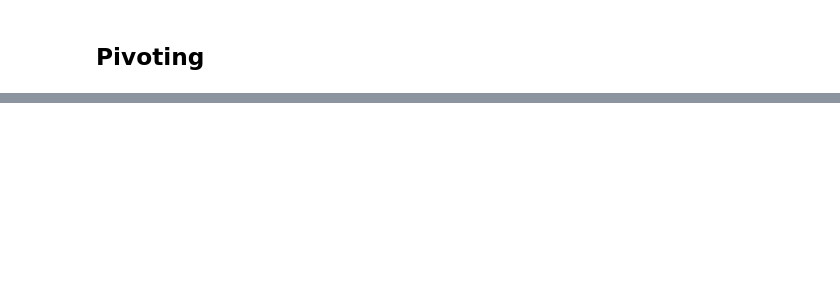
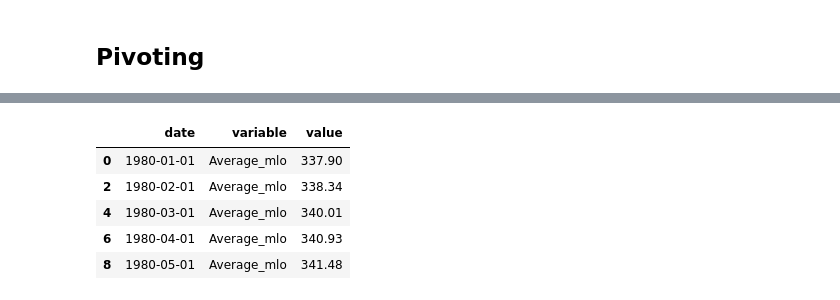
Before and after one commit to mkcor/advanced-pandas, a Jupyter notebook: notebooks/03_multiindex.ipynb, the cells around one changed output, grey strips where cells are left out. Saved outputs shown, nothing was run; the diff lists cells and outputs as text; code cells hidden in the pictures; blank space fills up the shorter version.

```diff
--- a/notebooks/03_multiindex.ipynb
+++ b/notebooks/03_multiindex.ipynb
@@ -106,0 +292,9 @@ Name: Average, dtype: float64
+# %%
+rec[rec.variable == 'Average_mlo']
+# %% [output]
+|  | date | variable | value |
+| 0 | 1980-01-01 | Average_mlo | 337.90 |
+| 2 | 1980-02-01 | Average_mlo | 338.34 |
+| 4 | 1980-03-01 | Average_mlo | 340.01 |
+| 6 | 1980-04-01 | Average_mlo | 340.93 |
+| 8 | 1980-05-01 | Average_mlo | 341.48 |
```
Also changed, not shown: parts of 33 cells of this notebook.
